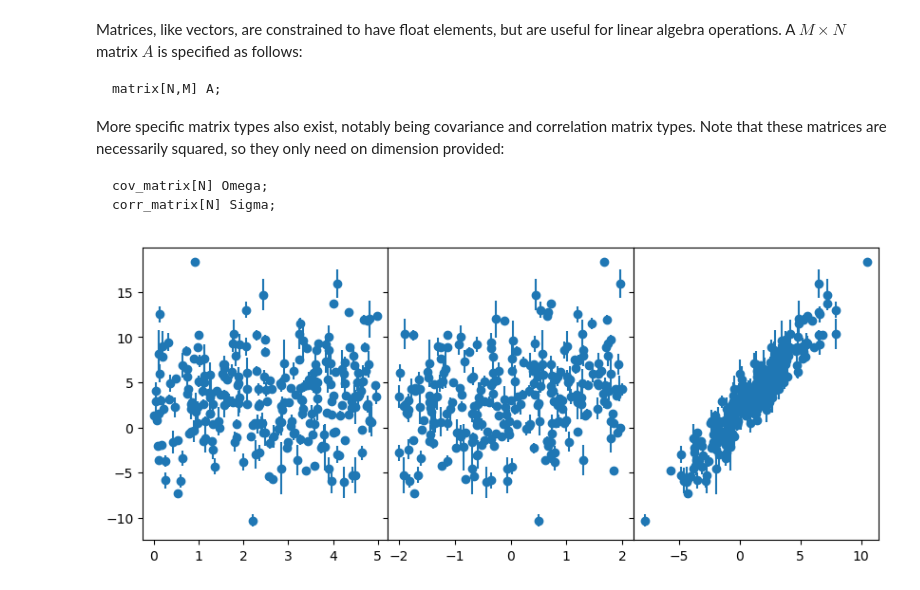
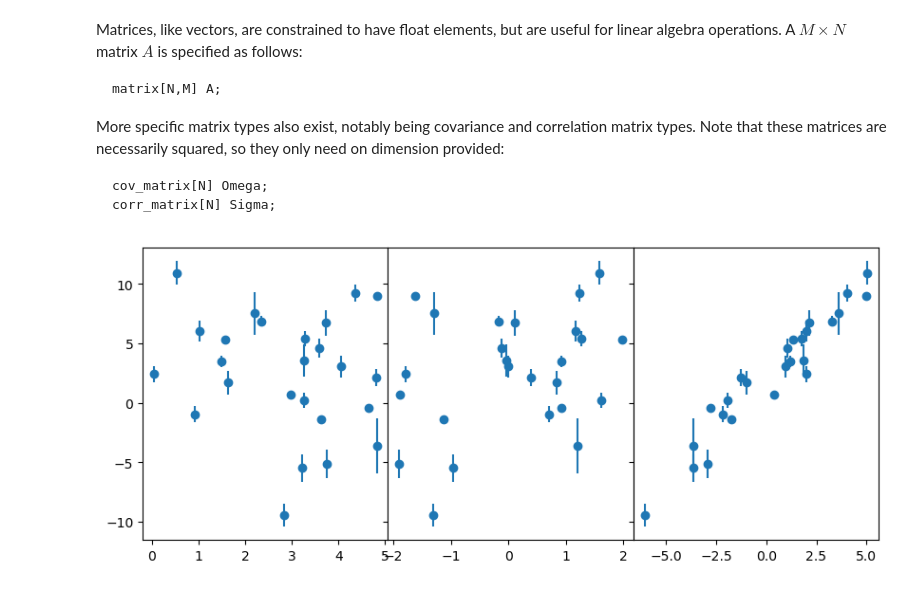
Before and after one commit to jhand1993/Stan_workshop_fall2022, a Jupyter notebook: workshop2/iterables.ipynb, the cells around one changed output. Drawn from its saved outputs; the diff is of its cells as text; code cells hidden in the pictures.

```diff
--- a/workshop2/iterables.ipynb
+++ b/workshop2/iterables.ipynb
@@ -43,35 +43,35 @@ import stan
 from scipy.stats import uniform, norm
 from corner import corner
 import matplotlib.pyplot as plt
 import numpy as np
 
 np.random.seed(12345)
 
 sigma = 1. # error scale
 alpha = 0.5 # slope
 beta = np.asarray([0.5, 1., 1.5]) # coefficent vector
-n = 250
+n = 25
 
 x1_dist = uniform(loc=0., scale=5.)
 x2_dist = uniform(loc=-2., scale=4.)
 x3_dist = norm(loc=1., scale=3.) # mixing it up a bit...
 err_dist = norm(0., sigma)
 
 x1 = x1_dist.rvs(size=n)
 x2 = x2_dist.rvs(size=n)
 x3 = x3_dist.rvs(size=n)
 y_err = err_dist.rvs(size=n)
 
 X = np.vstack((x1, x2, x3)).T
 y = np.dot(X, beta) + alpha + y_err
 
 fig, (ax1, ax2, ax3) = plt.subplots(1, 3, figsize=(10, 4), sharey=True, gridspec_kw={'wspace': 0.0})
 ax1.errorbar(x1, y, yerr=y_err, ls='', marker='o')
 ax2.errorbar(x2, y, yerr=y_err, ls='', marker='o')
 ax3.errorbar(x3, y, yerr=y_err, ls='', marker='o')
 plt.show()
 # %% [output]
-[figure, old version]
+[figure, new version]
 # %%
 # Load up our qr_linearmodel.stan script:
 import nest_asyncio
```
Also changed, not shown: parts of 4 cells of this notebook, 4 other files.
